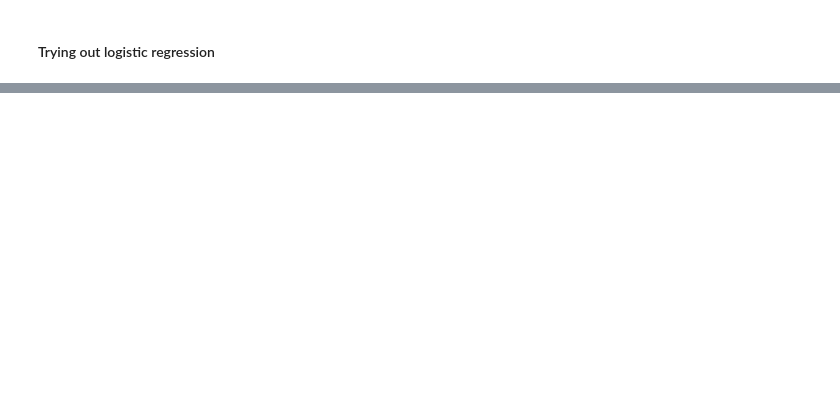
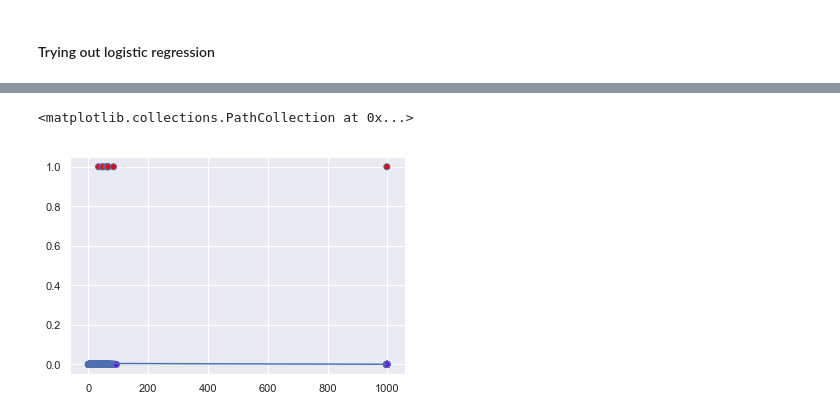
Before and after one commit to zs-barnes/Traffic-Collisions-EDA, a Jupyter notebook: EDA_Viz_Final_Project_Code_logistic_reg_test.ipynb, the cells around one changed output, grey strips where cells are left out. Saved outputs shown, nothing was run; the diff lists cells and outputs as text; code cells hidden in the pictures; blank space fills up the shorter version.

```diff
--- a/EDA_Viz_Final_Project_Code_logistic_reg_test.ipynb
+++ b/EDA_Viz_Final_Project_Code_logistic_reg_test.ipynb
@@ -96,0 +161,8 @@ sns.set(style="whitegrid", color_codes=True)
+# %%
+# test model again data it hasn't seen yet
+# need to reshape X_test?
+X_test = np.array(X_test).reshape(-1,1)
+y_pred = lr.predict(X_test)
+confusion_matrix(y_test, y_pred)
+# Matrix: True positive, true negative;
+#         False positive, false negative
@@ -96,0 +182,13 @@ sns.set(style="whitegrid", color_codes=True)
+# %%
+# graph it out
+df = pd.DataFrame({'X': X_test[:,0], 'y': y_test})
+df = df.sort_values(by='X')
+
+
+from scipy.special import expit
+sigmoid_function = expit(df['X'] * logreg.coef_[0][0] + logreg.intercept_[0]).ravel()
+plt.plot(df['X'], sigmoid_function)
+plt.scatter(df['X'], df['y'], c=df['y'], cmap='rainbow', edgecolors='b')
+# %% [output]
+<matplotlib.collections.PathCollection at 0x...>
+[figure, added]
```
Also changed, not shown: parts of 21 cells of this notebook.
